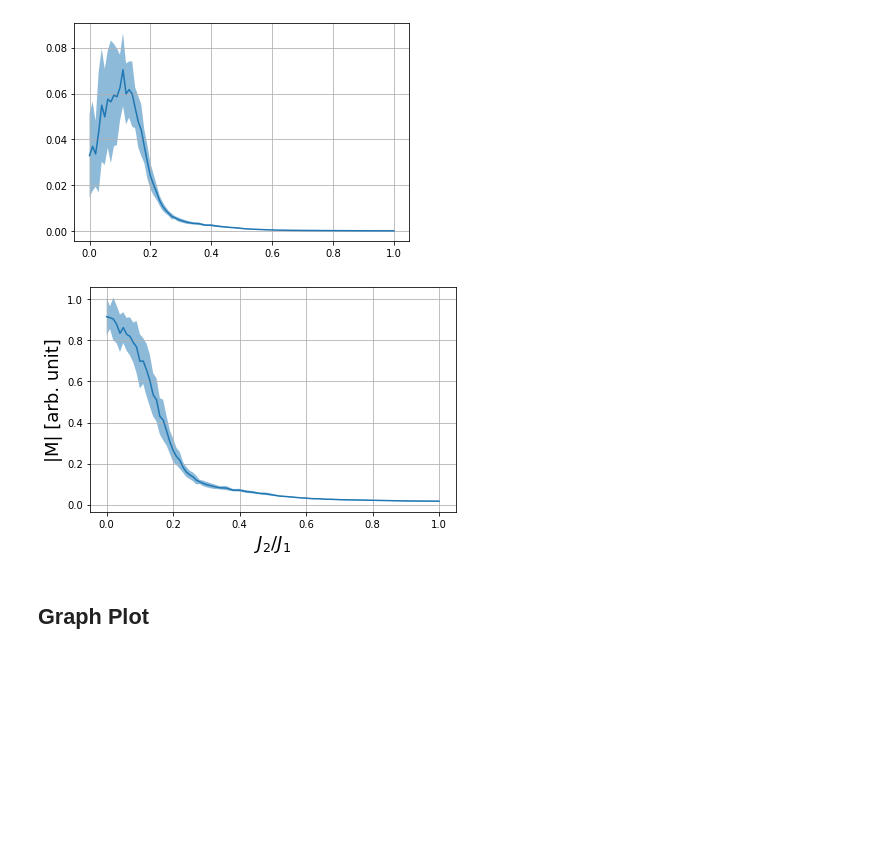
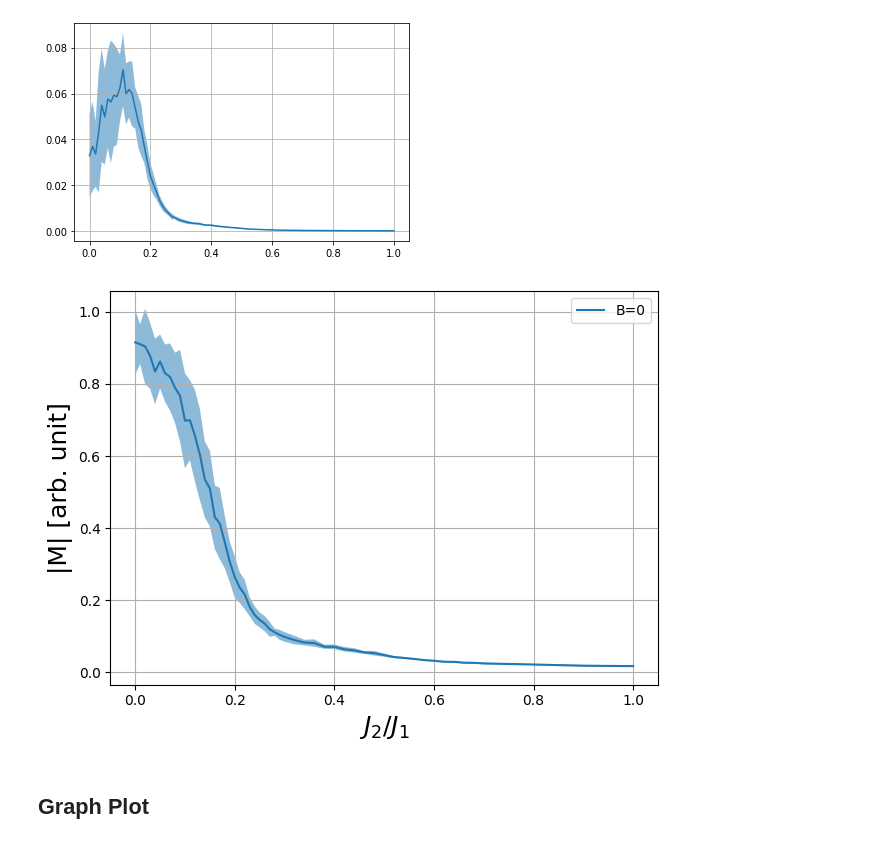
Before and after one commit to Wronsmin/Quantum-Computing, a Jupyter notebook: src/Ising/Ising_frustrated.ipynb, the cells around one changed output. Saved outputs shown, nothing was run; the diff lists cells and outputs as text; code cells hidden in the pictures; blank space fills up the shorter version.

Commit message:
Added legend to plot

```diff
--- a/src/Ising/Ising_frustrated.ipynb
+++ b/src/Ising/Ising_frustrated.ipynb
@@ -140,16 +140,17 @@ plt.grid()
 # %%
 M_mean = np.mean(M, axis=0)
 M_std = np.std(M, axis=0)
 
-plt.plot(ratios, M_mean)
+plt.plot(ratios, M_mean, label='B=0')
 plt.fill_between(ratios, M_mean - M_std, M_mean + M_std, alpha=0.5)
 plt.grid()
 plt.xlabel(r'$J_2$/$J_1$', fontsize=18)
 plt.ylabel('|M| [arb. unit]', fontsize=18)
 plt.tight_layout()
+plt.legend()
 plt.savefig('../../Images/Ising_Frustrated/magnetization.png', dpi=600, transparent=True)
 # %% [output]
-[figure, old version]
+[figure, new version]
 # %% [markdown]
 ## Graph Plot
 # %%
```
Also changed, not shown: parts of 2 cells of this notebook, 1 other file.
